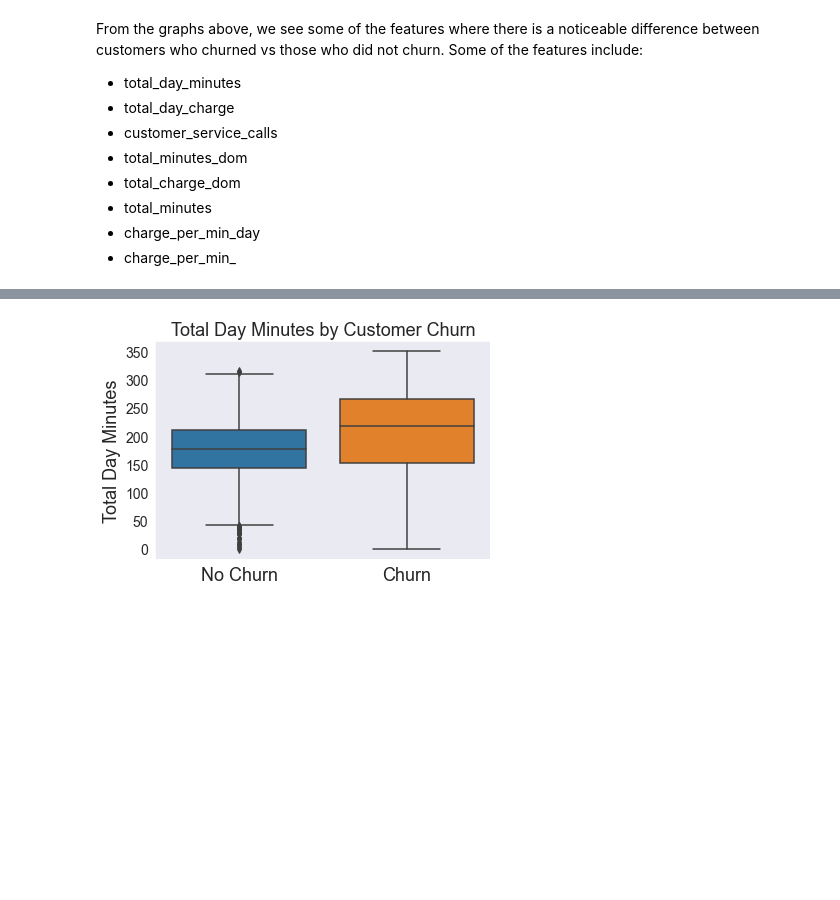
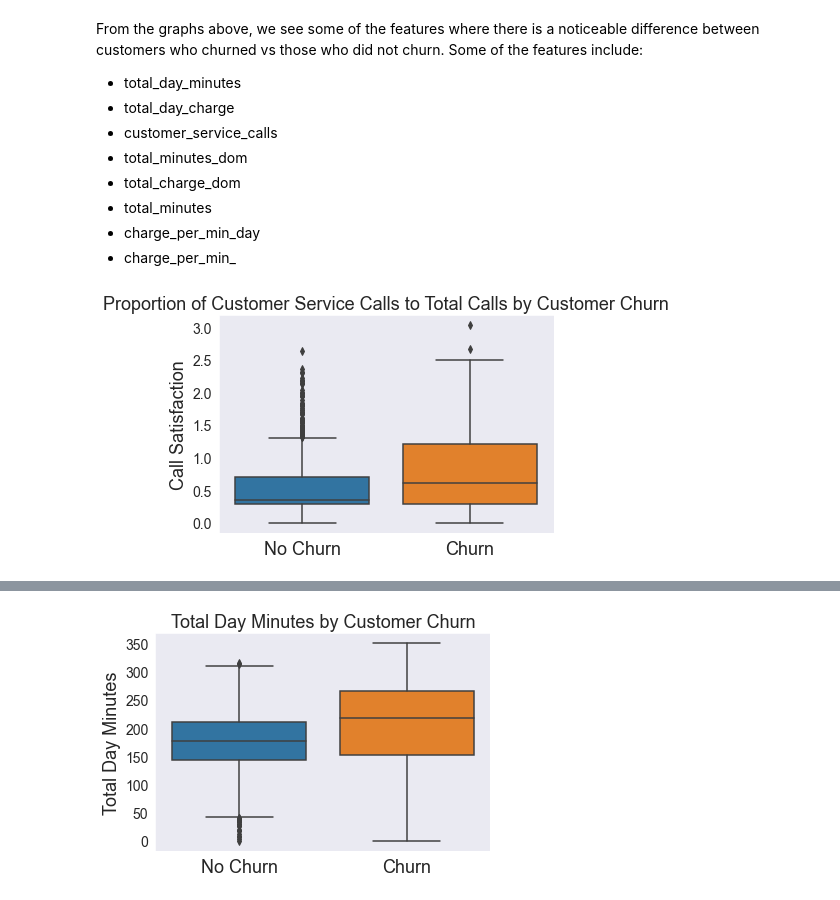
Before and after one commit to arthursjkim/SyriaTel_Customer_Churn, a Jupyter notebook: syriatel_customer_churn_data_cleaning.ipynb, the cells around one changed output, grey strips where cells are left out. Cells and saved outputs as stored; diff of their text form; code cells hidden in the pictures; blank space fills up the shorter version.

```diff
--- a/syriatel_customer_churn_data_cleaning.ipynb
+++ b/syriatel_customer_churn_data_cleaning.ipynb
@@ -360,3 +360,8 @@ From the graphs above, we see some of the features where there is a noticeable d
 * total_minutes
 * charge_per_min_day
 * charge_per_min_
+# %%
+ax = box_plot_continuous(df_cont, 'churn', 'call_satisfaction')
+ax.set_title("Proportion of Customer Service Calls to Total Calls by Customer Churn", fontsize=18);
+# %% [output]
+[figure, added]
```
Also changed, not shown: parts of 5 cells of this notebook.
